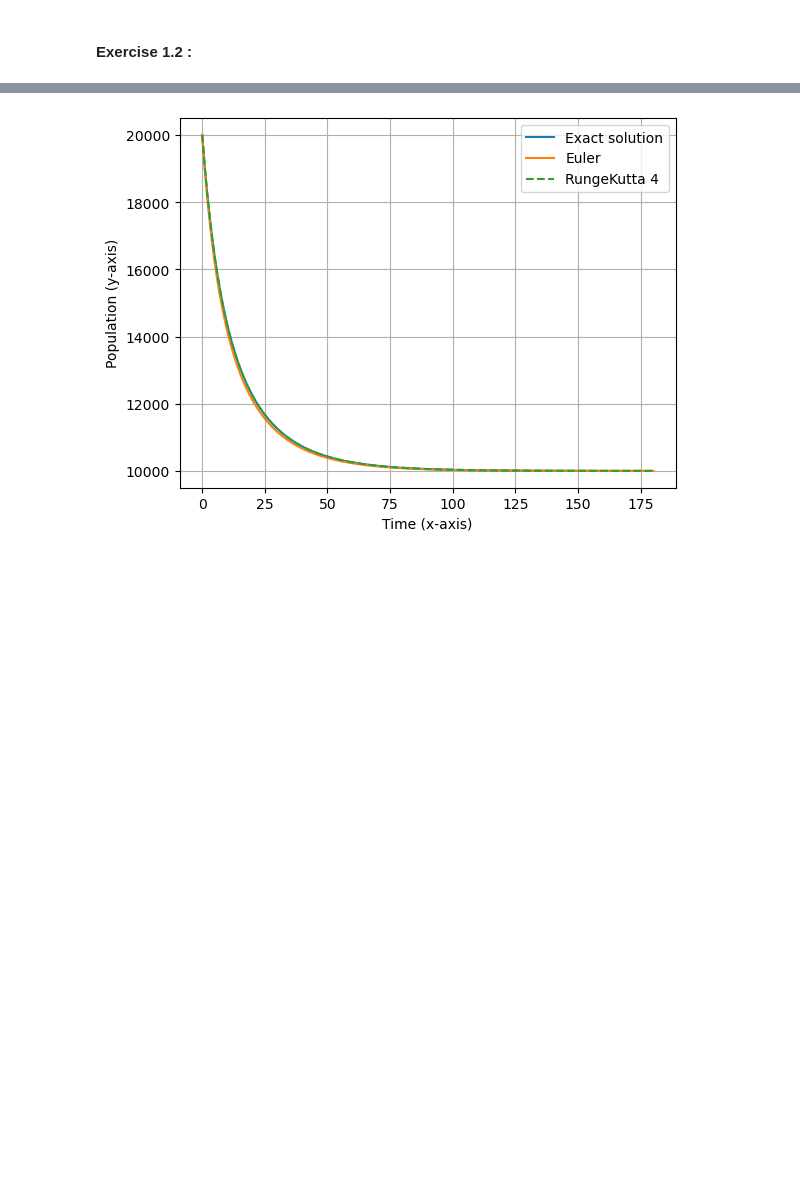
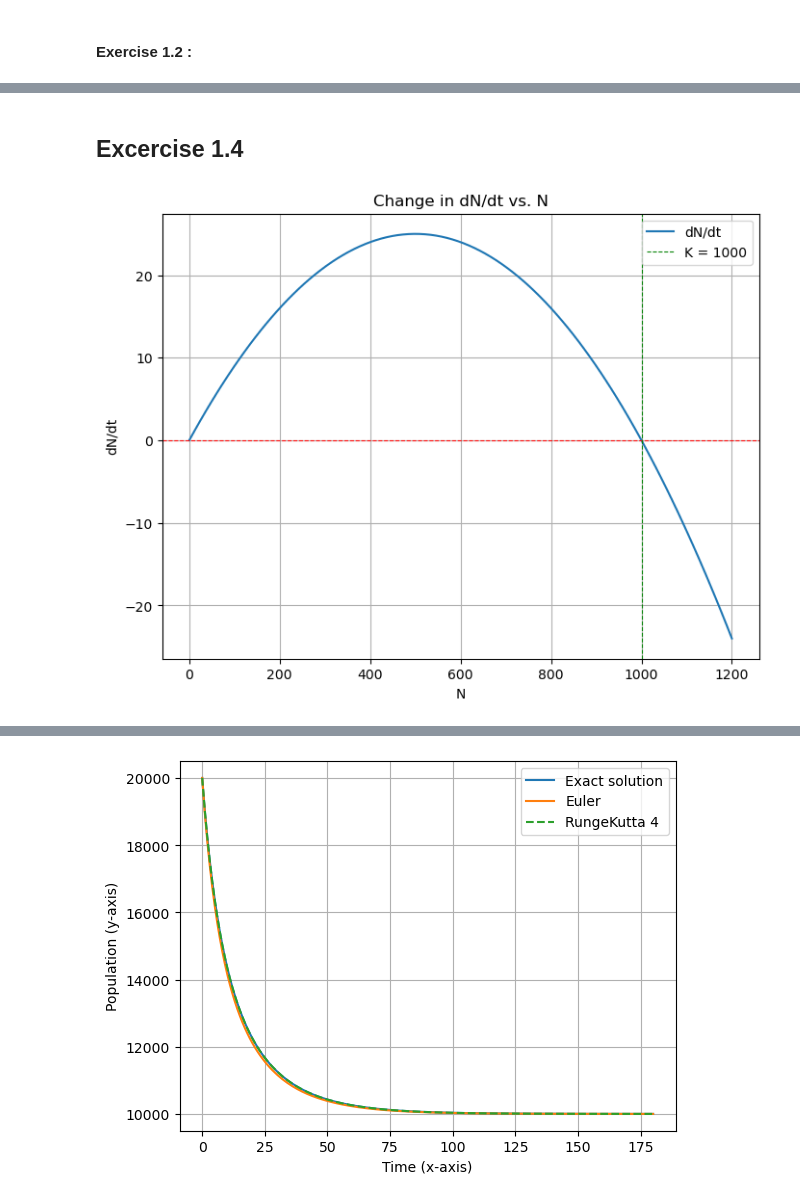
Before and after one commit to 267192/MOD300, a Jupyter notebook: Project 2.ipynb, the cells around one changed output, grey strips where cells are left out. Cells and saved outputs as stored; diff of their text form; code cells hidden in the pictures; blank space fills up the shorter version.

```diff
--- a/Project 2.ipynb
+++ b/Project 2.ipynb
@@ -132,0 +162,29 @@ main()
+# %% [markdown]
+## Excercise 1.4
+# %%
+import numpy as np
+import matplotlib.pyplot as plt
+
+# Parameters
+r = 0.1  # Growth rate
+K = 1000  # Carrying capacity
+
+# Values of N to study
+N_values = np.linspace(0, 1200, 100)
+
+# Calculate dN/dt for each N value
+dN_dt_values = r * N_values * (1 - N_values / K)
+
+# Create the plot
+plt.figure(figsize=(8, 6))
+plt.plot(N_values, dN_dt_values, label='dN/dt')
+plt.axhline(0, color='red', linestyle='--', linewidth=0.8)  # Add a horizontal line at y=0
+plt.axvline(K, color='green', linestyle='--', linewidth=0.8, label=f'K = {K}')  # Vertical line at K
+plt.title('Change in dN/dt vs. N')
+plt.xlabel('N')
+plt.ylabel('dN/dt')
+plt.legend()
+plt.grid(True)
+plt.show()
+# %% [output]
+[figure, added]
```
Also changed, not shown: parts of 11 cells of this notebook, 9 other files.
